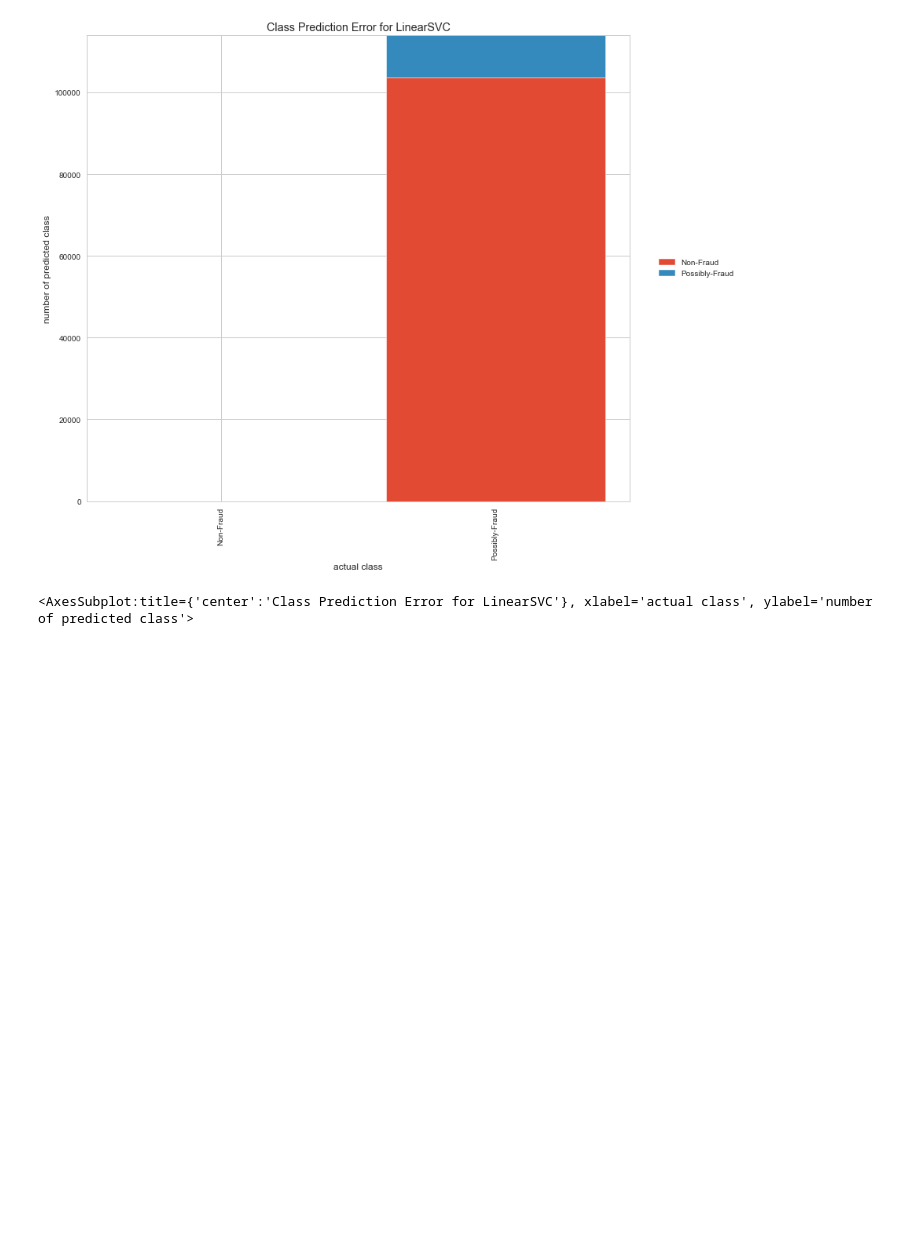
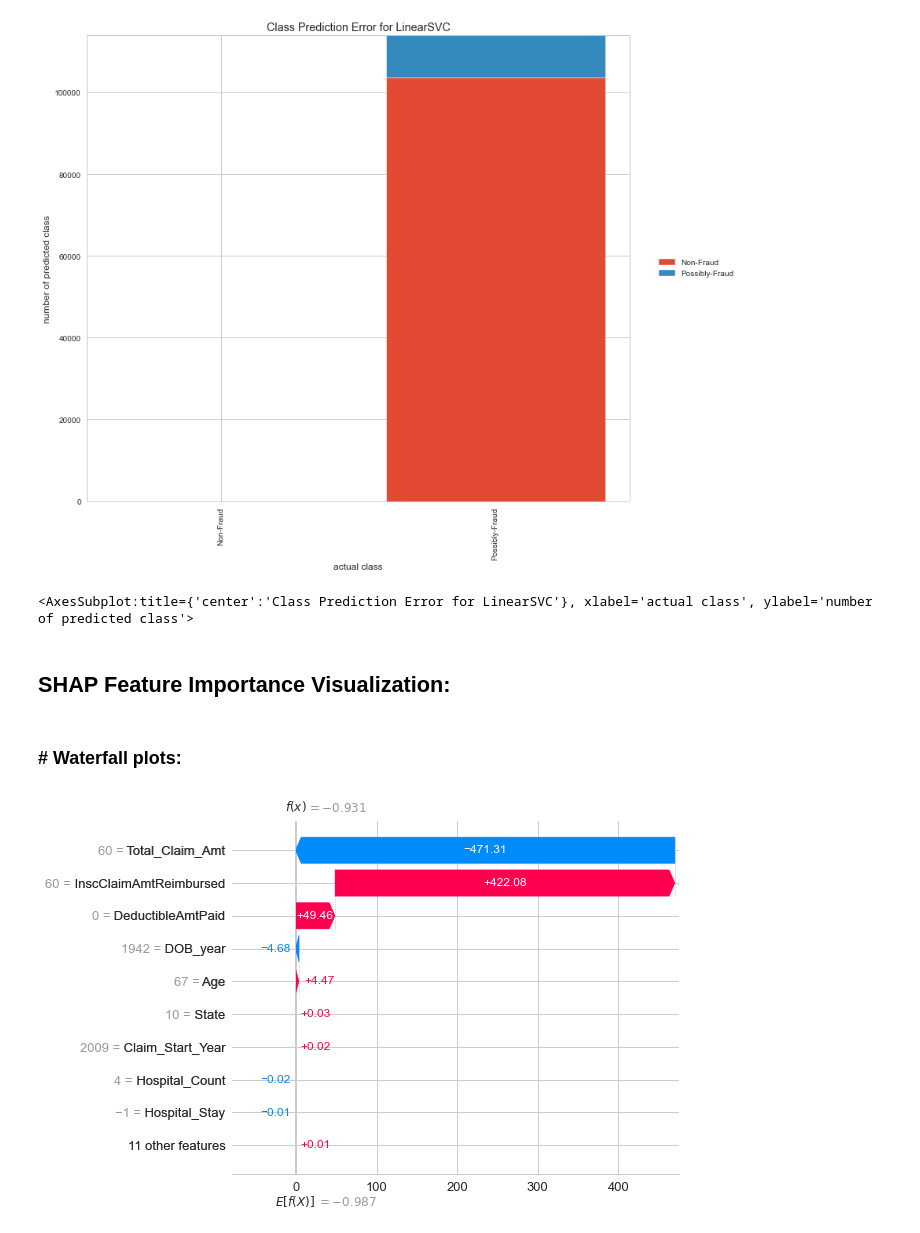
Before and after one commit to suhitasva/Capstone_Project, a Jupyter notebook: SVM_models.ipynb, the cells around one changed output. Saved outputs shown, nothing was run; the diff lists cells and outputs as text; code cells hidden in the pictures; blank space fills up the shorter version.

```diff
--- a/SVM_models.ipynb
+++ b/SVM_models.ipynb
@@ -453,3 +457,21 @@ viz.show()
 # %% [output]
 [figure]
 <AxesSubplot:title={'center':'Class Prediction Error for LinearSVC'}, xlabel='actual class', ylabel='number of predicted class'>
+# %% [markdown]
+## SHAP Feature Importance Visualization:
+# %%
+sns.set_style("whitegrid")
+
+SMexplainer = shap.LinearExplainer(svm_sm, trainX_SM[selected_feat1],\
+                                   feature_names=trainX_SM[selected_feat1].columns)
+SMshap_values = SMexplainer(testX_SM[selected_feat1])
+
+BSMexplainer = shap.LinearExplainer(svm_bsm, trainX_BSM[selected_feat2],\
+                                    feature_names=trainX_BSM[selected_feat2].columns)
+BSMshap_values = BSMexplainer(testX_BSM[selected_feat2])
+# %% [markdown]
+### # Waterfall plots:
+# %%
+shap.plots.waterfall(SMshap_values[0])
+# %% [output]
+[figure, added]
```
Also changed, not shown: parts of 27 cells of this notebook.
